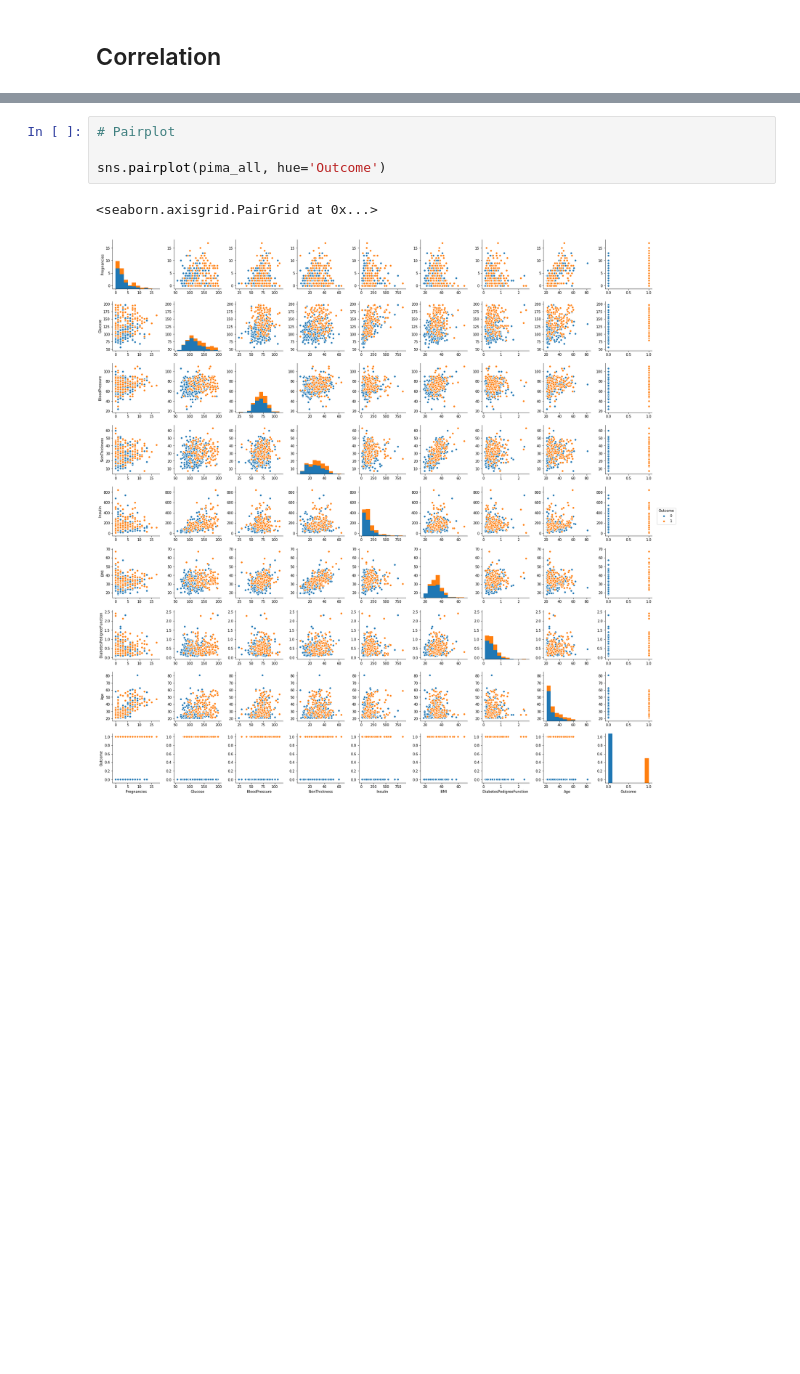
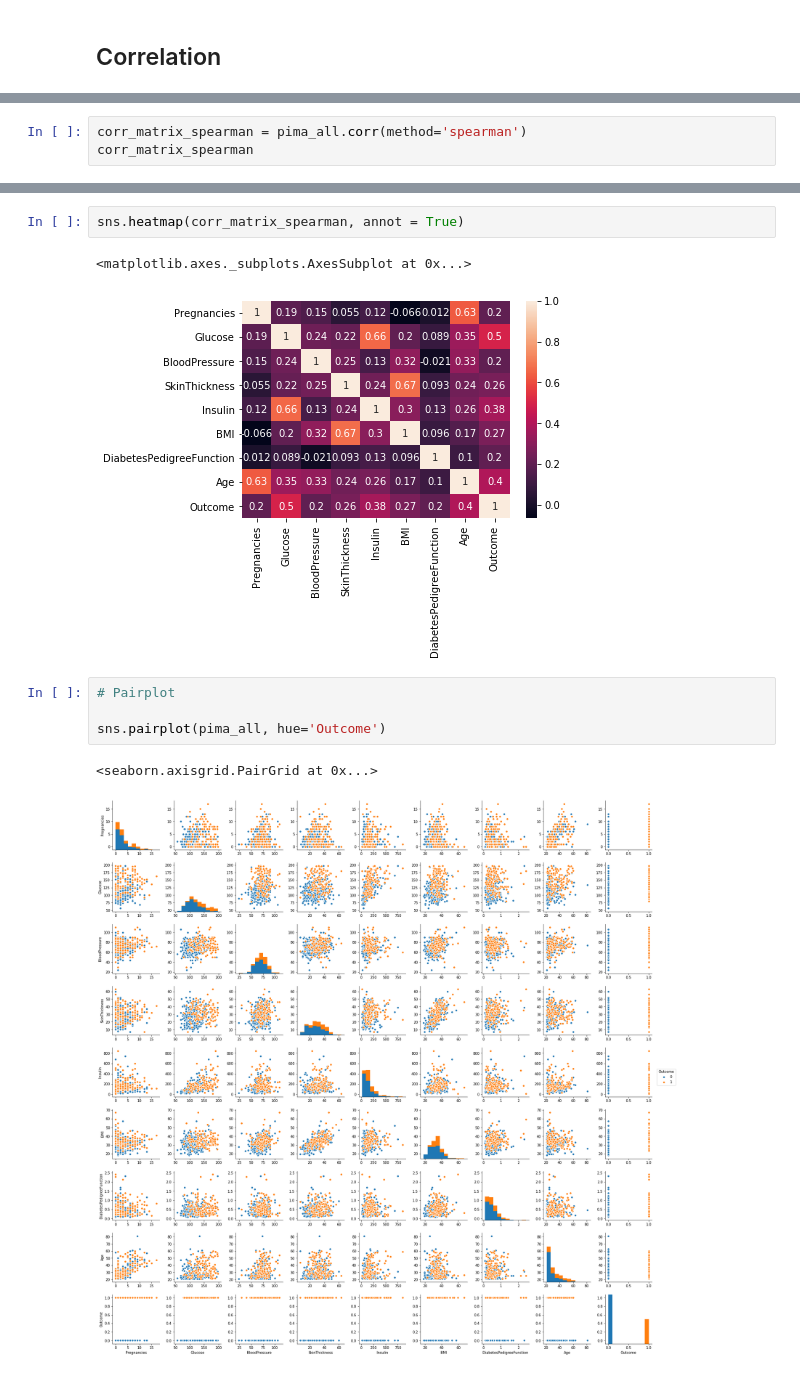
Before and after one commit to npradaschnor/Pima-Indians-Diabetes-Dataset, a Jupyter notebook: Pima Indians Diabetes Dataset.ipynb, the cells around one changed output, grey strips where cells are left out. Saved outputs shown, nothing was run; the diff lists cells and outputs as text; blank space fills up the shorter version.

```diff
--- a/Pima Indians Diabetes Dataset.ipynb
+++ b/Pima Indians Diabetes Dataset.ipynb
@@ -584 +587,4 @@ correlation_matrix
 ##### Negative correlation: BMI x Pregnancies (-0.025) & Blood Pressure x Diabetes Pedigree Function (-0.016)
+# %%
+corr_matrix_spearman = pima_all.corr(method='spearman')
+corr_matrix_spearman
@@ -587,6 +604,11 @@ sns.heatmap(correlation_matrix, annot = True)
 # %% [output]
 <matplotlib.axes._subplots.AxesSubplot at 0x...>
 [figure]
+# %%
+sns.heatmap(corr_matrix_spearman, annot = True)
+# %% [output]
+<matplotlib.axes._subplots.AxesSubplot at 0x...>
+[figure, added]
 # %%
 # Pairplot
 
```
Also changed, not shown: parts of 24 cells of this notebook.
